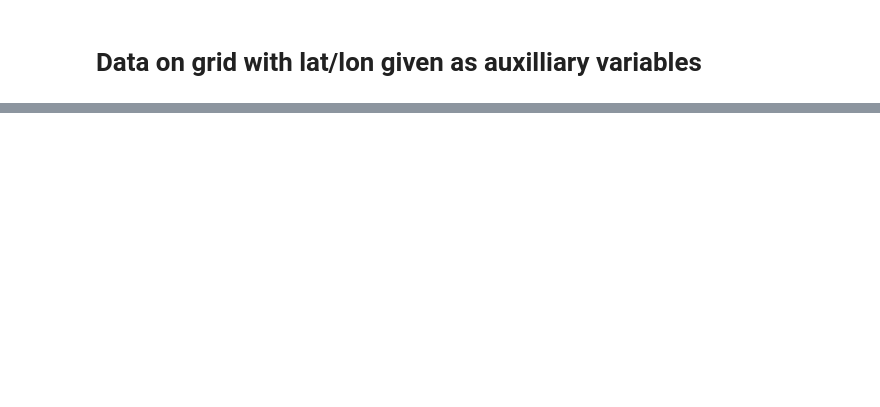
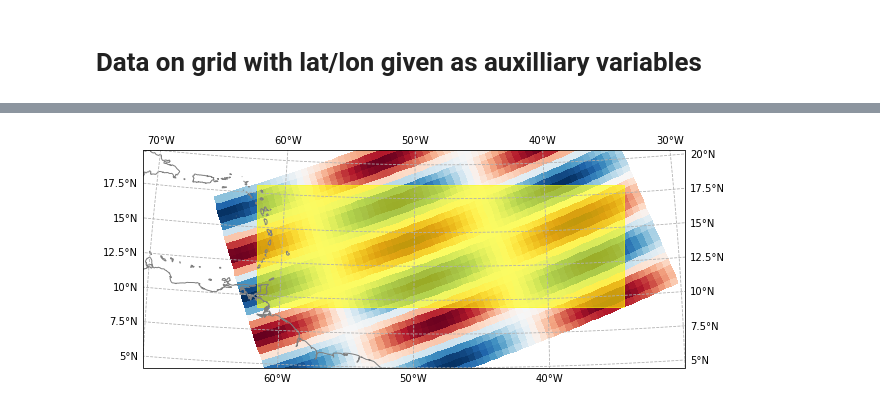
Before and after one commit to leifdenby/regridcart, a Jupyter notebook: notebooks/examples.ipynb, the cells around one changed output, grey strips where cells are left out. Saved outputs shown, nothing was run; the diff lists cells and outputs as text; code cells hidden in the pictures; blank space fills up the shorter version.

```diff
--- a/notebooks/examples.ipynb
+++ b/notebooks/examples.ipynb
@@ -162 +188,13 @@ ValueError: The truth value of an array with more than one element is ambiguous.
 [interactive output not drawn]
+# %%
+ax = target_domain.plot_outline(color="yellow")
+ax.pcolormesh(
+    da_phi_cropped.lon,
+    da_phi_cropped.lat,
+    da_phi_cropped,
+    transform=ccrs.PlateCarree(),
+    cmap="RdBu_r",
+)
+ax.set_extent(extent, crs=ccrs.PlateCarree())
+# %% [output]
+[figure, added]
```
Also changed, not shown: parts of 7 cells of this notebook, 4 other files.
